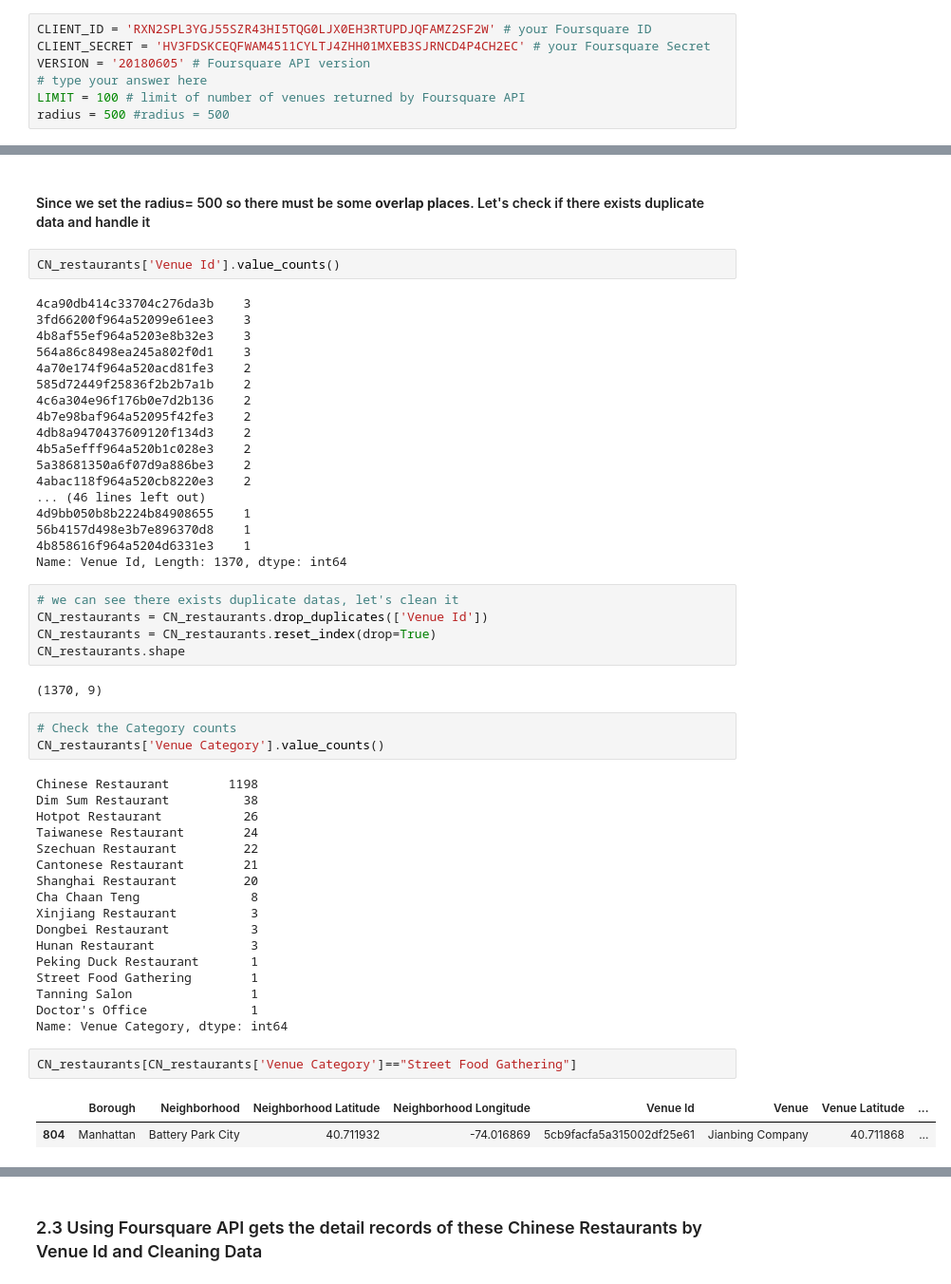
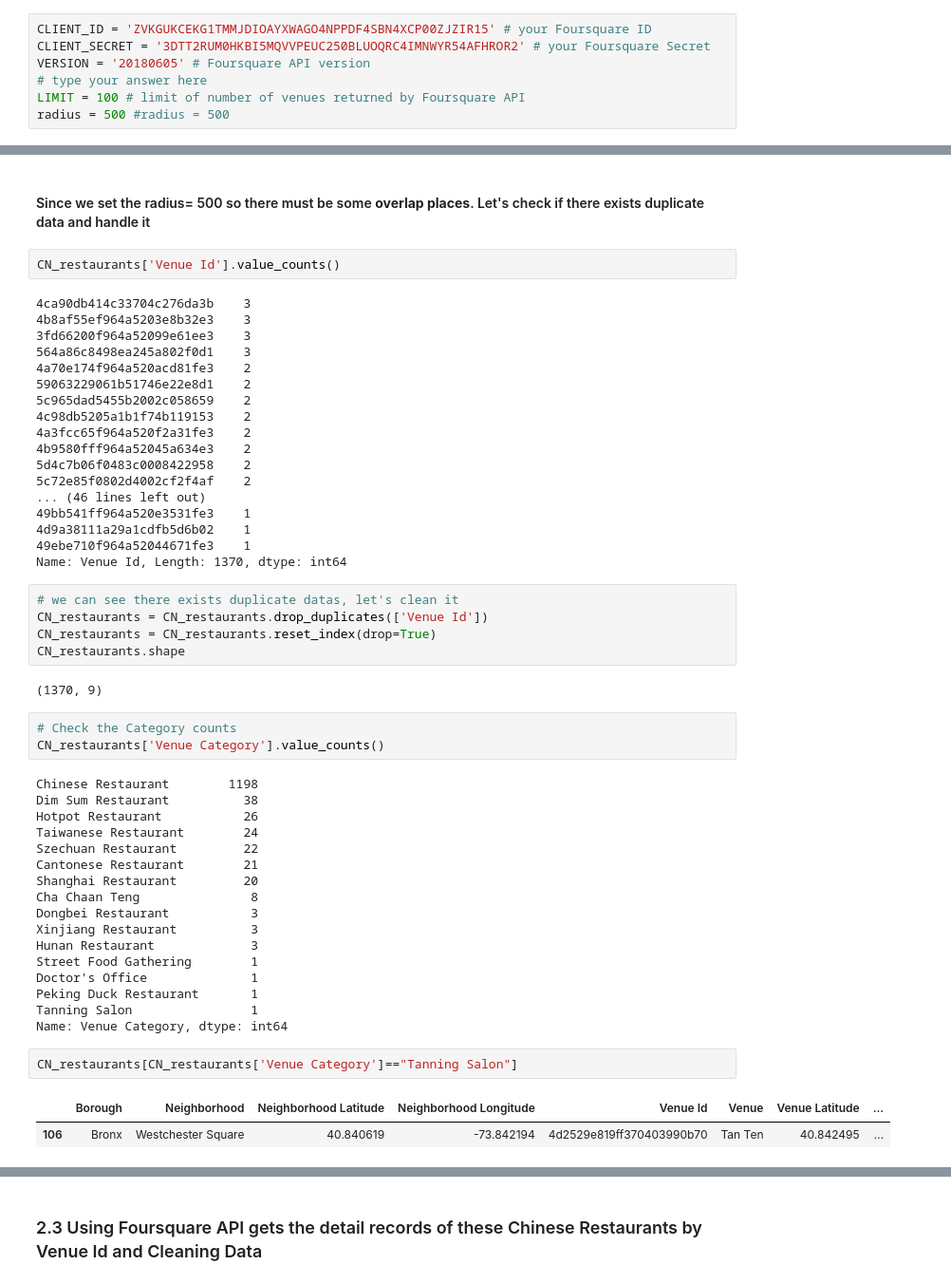
Before and after one commit to Xie-Dong/Coursera_Capstone, a Jupyter notebook: Capstone.ipynb, the cells around one changed output, grey strips where cells are left out. Shown at 95% size. Drawn from its saved outputs; the diff is of its cells as text.

```diff
--- a/Capstone.ipynb
+++ b/Capstone.ipynb
@@ -166,8 +166,8 @@ map_newyork
 # %% [markdown]
 ### 2.2 Using Foursquare API Get Venues Data And Cleaning Data
 # %%
-CLIENT_ID = 'RXN2SPL3YGJ55SZR43HI5TQG0LJX0EH3RTUPDJQFAMZ2SF2W' # your Foursquare ID
-CLIENT_SECRET = 'HV3FDSKCEQFWAM4511CYLTJ4ZHH01MXEB3SJRNCD4P4CH2EC' # your Foursquare Secret
+CLIENT_ID = 'ZVKGUKCEKG1TMMJDIOAYXWAGO4NPPDF4SBN4XCP00ZJZIR15' # your Foursquare ID
+CLIENT_SECRET = '3DTT2RUM0HKBI5MQVVPEUC250BLUOQRC4IMNWYR54AFHROR2' # your Foursquare Secret
 VERSION = '20180605' # Foursquare API version
 # type your answer here
 LIMIT = 100 # limit of number of venues returned by Foursquare API
@@ -315,21 +315,21 @@ CN_restaurants.head()
 CN_restaurants['Venue Id'].value_counts()
 # %% [output]
 4ca90db414c33704c276da3b    3
+4b8af55ef964a5203e8b32e3    3
 3fd66200f964a52099e61ee3    3
-4b8af55ef964a5203e8b32e3    3
 564a86c8498ea245a802f0d1    3
 4a70e174f964a520acd81fe3    2
-585d72449f25836f2b2b7a1b    2
-4c6a304e96f176b0e7d2b136    2
-4b7e98baf964a52095f42fe3    2
-4db8a9470437609120f134d3    2
-4b5a5efff964a520b1c028e3    2
-5a38681350a6f07d9a886be3    2
-4abac118f964a520cb8220e3    2
+59063229061b51746e22e8d1    2
+5c965dad5455b2002c058659    2
+4c98db5205a1b1f74b119153    2
+4a3fcc65f964a520f2a31fe3    2
+4b9580fff964a52045a634e3    2
+5d4c7b06f0483c0008422958    2
+5c72e85f0802d4002cf2f4af    2
 ... (46 lines left out)
-4d9bb050b8b2224b84908655    1
-56b4157d498e3b7e896370d8    1
-4b858616f964a5204d6331e3    1
+49bb541ff964a520e3531fe3    1
+4d9a38111a29a1cdfb5d6b02    1
+49ebe710f964a52044671fe3    1
 Name: Venue Id, Length: 1370, dtype: int64
 # %%
 # we can see there exists duplicate datas, let's clean it
@@ -350,19 +350,19 @@ Szechuan Restaurant         22
 Cantonese Restaurant        21
 Shanghai Restaurant         20
 Cha Chaan Teng               8
+Dongbei Restaurant           3
 Xinjiang Restaurant          3
-Dongbei Restaurant           3
 Hunan Restaurant             3
+Street Food Gathering        1
+Doctor's Office              1
 Peking Duck Restaurant       1
-Street Food Gathering        1
 Tanning Salon                1
-Doctor's Office              1
 Name: Venue Category, dtype: int64
 # %%
-CN_restaurants[CN_restaurants['Venue Category']=="Street Food Gathering"]
+CN_restaurants[CN_restaurants['Venue Category']=="Tanning Salon"]
 # %% [output]
 |  | Borough | Neighborhood | Neighborhood Latitude | Neighborhood Longitude | Venue Id | Venue | Venue Latitude | ... |
-| 804 | Manhattan | Battery Park City | 40.711932 | -74.016869 | 5cb9facfa5a315002df25e61 | Jianbing Company | 40.711868 | ... |
+| 106 | Bronx | Westchester Square | 40.840619 | -73.842194 | 4d2529e819ff370403990b70 | Tan Ten | 40.842495 | ... |
 # %%
 # drop some erro data
 CN_restaurants = CN_restaurants.drop(index=[744,106,804],axis=0)
```
Also changed, not shown: parts of 7 cells of this notebook.
